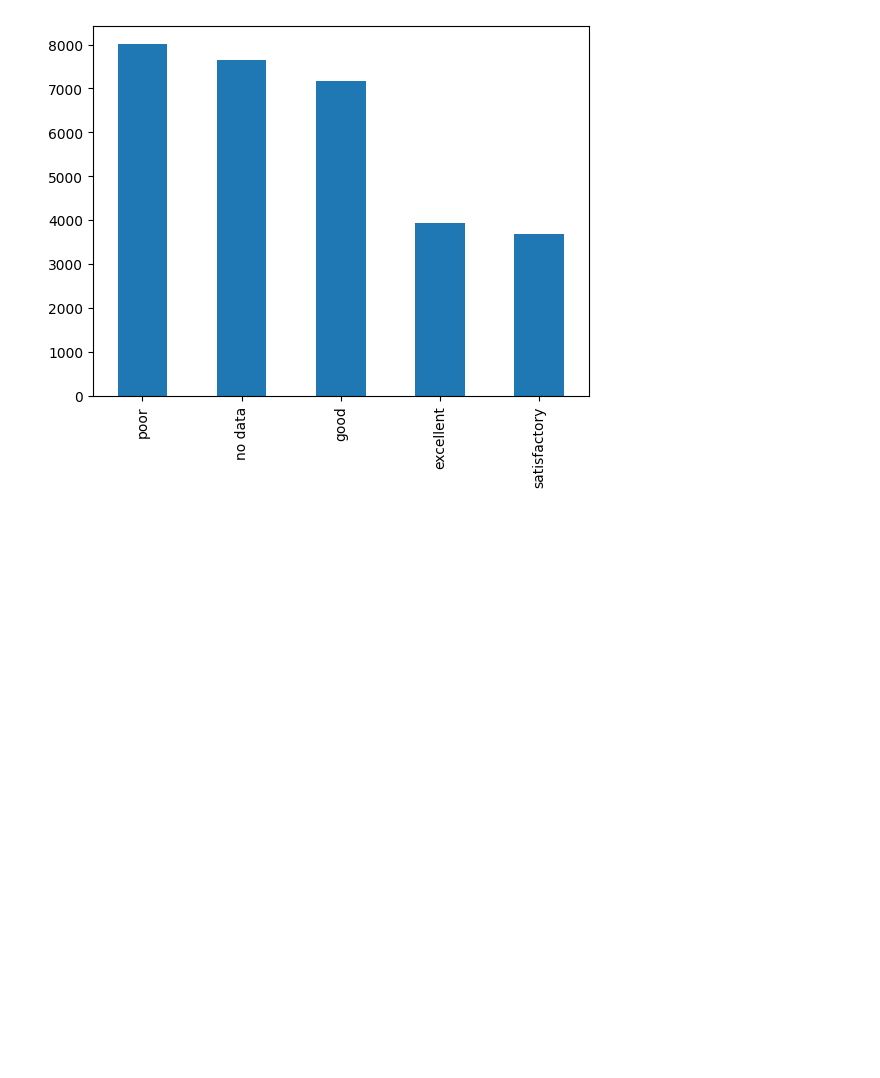
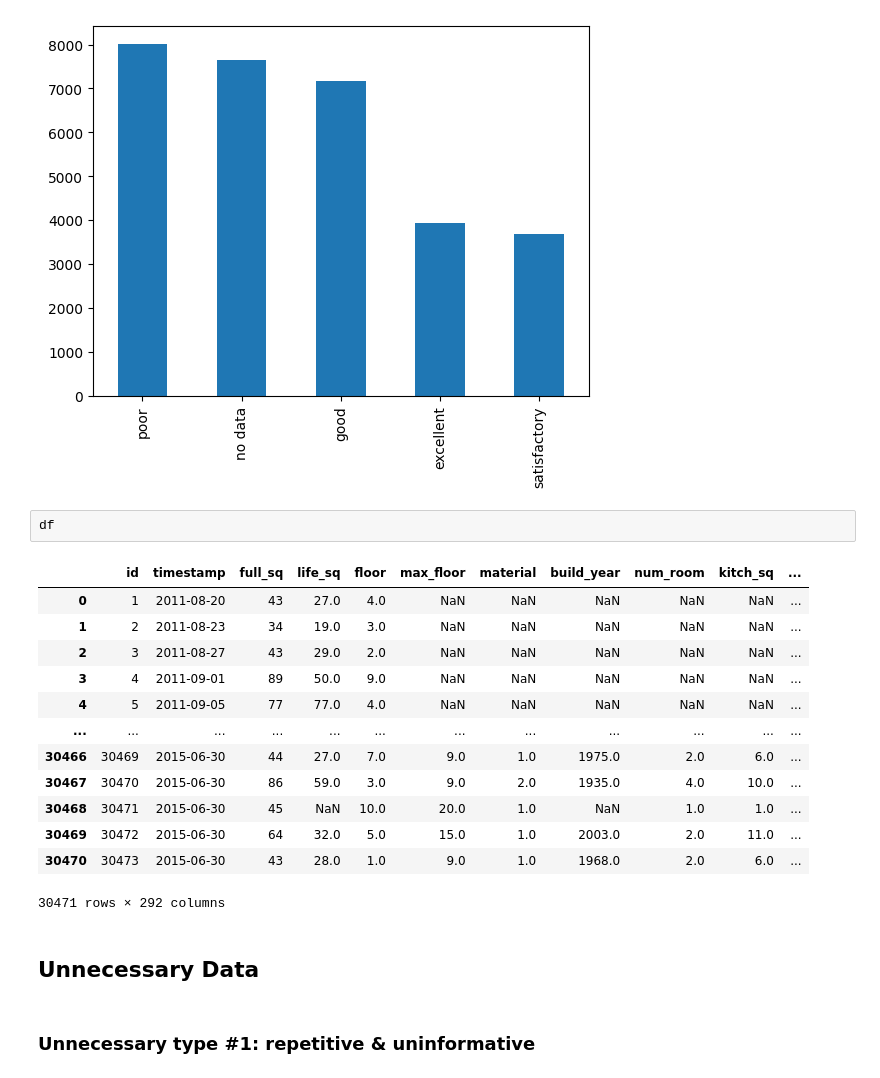
Before and after one commit to gabipana7/housing-market, a Jupyter notebook: housing-market-cleaning.ipynb, the cells around one changed output. Cells and saved outputs as stored; diff of their text form; blank space fills up the shorter version.

Commit message:
data cleaning tut

```diff
--- a/housing-market-cleaning.ipynb
+++ b/housing-market-cleaning.ipynb
@@ -292,3 +292,23 @@ df['ecology'].value_counts().plot(kind='bar')
 # %% [output]
 <AxesSubplot: >
 [figure]
+# %%
+df
+# %% [output]
+|  | id | timestamp | full_sq | life_sq | floor | max_floor | material | build_year | num_room | kitch_sq | ... |
+| 0 | 1 | 2011-08-20 | 43 | 27.0 | 4.0 | NaN | NaN | NaN | NaN | NaN | ... |
+| 1 | 2 | 2011-08-23 | 34 | 19.0 | 3.0 | NaN | NaN | NaN | NaN | NaN | ... |
+| 2 | 3 | 2011-08-27 | 43 | 29.0 | 2.0 | NaN | NaN | NaN | NaN | NaN | ... |
+| 3 | 4 | 2011-09-01 | 89 | 50.0 | 9.0 | NaN | NaN | NaN | NaN | NaN | ... |
+| 4 | 5 | 2011-09-05 | 77 | 77.0 | 4.0 | NaN | NaN | NaN | NaN | NaN | ... |
+| ... | ... | ... | ... | ... | ... | ... | ... | ... | ... | ... | ... |
+| 30466 | 30469 | 2015-06-30 | 44 | 27.0 | 7.0 | 9.0 | 1.0 | 1975.0 | 2.0 | 6.0 | ... |
+| 30467 | 30470 | 2015-06-30 | 86 | 59.0 | 3.0 | 9.0 | 2.0 | 1935.0 | 4.0 | 10.0 | ... |
+| 30468 | 30471 | 2015-06-30 | 45 | NaN | 10.0 | 20.0 | 1.0 | NaN | 1.0 | 1.0 | ... |
+| 30469 | 30472 | 2015-06-30 | 64 | 32.0 | 5.0 | 15.0 | 1.0 | 2003.0 | 2.0 | 11.0 | ... |
+| 30470 | 30473 | 2015-06-30 | 43 | 28.0 | 1.0 | 9.0 | 1.0 | 1968.0 | 2.0 | 6.0 | ... |
+30471 rows × 292 columns
+# %% [markdown]
+## Unnecessary Data
+# %% [markdown]
+### Unnecessary type #1: repetitive & uninformative
```
Also changed, not shown: parts of 24 cells of this notebook.
